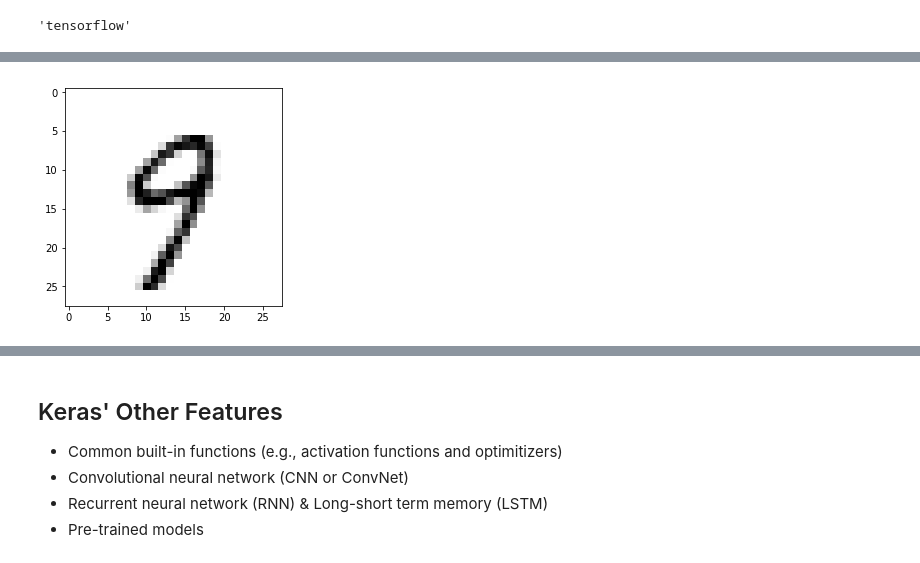
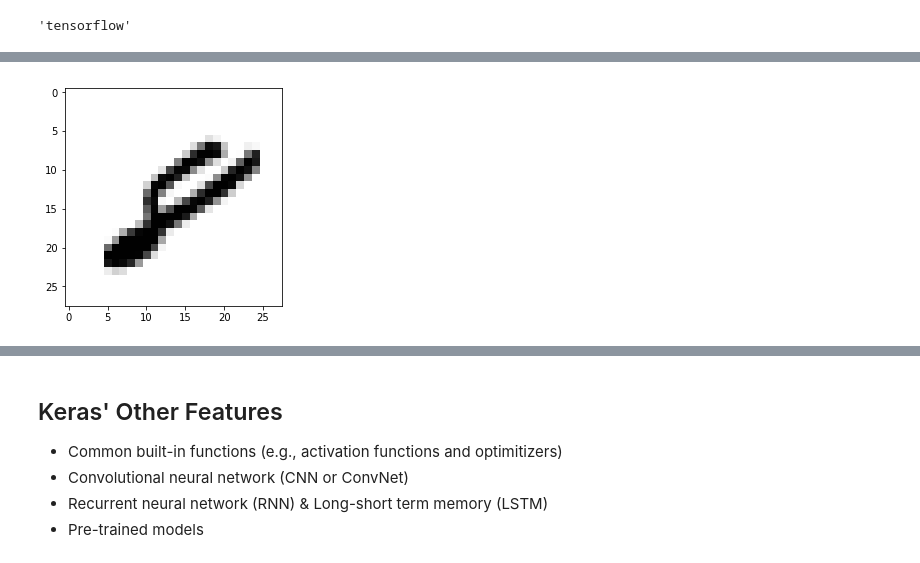
Before and after one commit to brianspiering/keras-intro, a Jupyter notebook: keras-intro.ipynb, the cells around one changed output, grey strips where cells are left out. Drawn from its saved outputs; the diff is of its cells as text; code cells hidden in the pictures.

```diff
--- a/keras-intro.ipynb
+++ b/keras-intro.ipynb
@@ -127,9 +122,11 @@ from keras.datasets import mnist
 # %%
 from random import randint
 from matplotlib import pyplot
 
 %matplotlib inline
+
+# protip - visually inspect your data
+i = randint(0, x_train.shape[0])
+pyplot.imshow(x_train[i], cmap='gray_r');
+# %% [output]
+[figure, added]
-# %%
-pyplot.imshow(x_train[randint(0, x_train.shape[0])], cmap='gray_r');
-# %% [output]
-[figure, removed]
```
Also changed, not shown: parts of 40 cells of this notebook, 2 other files.
